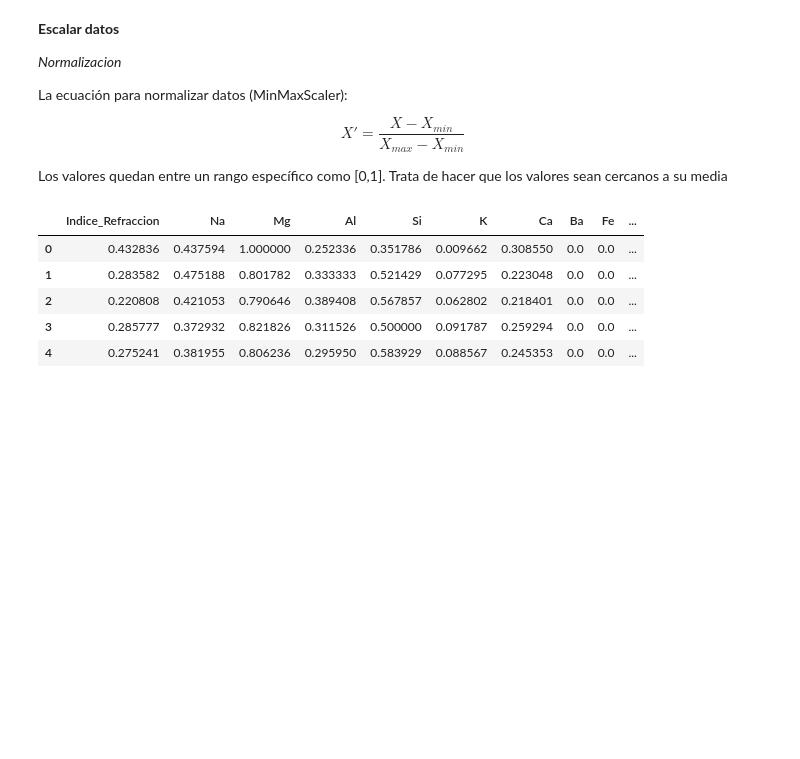
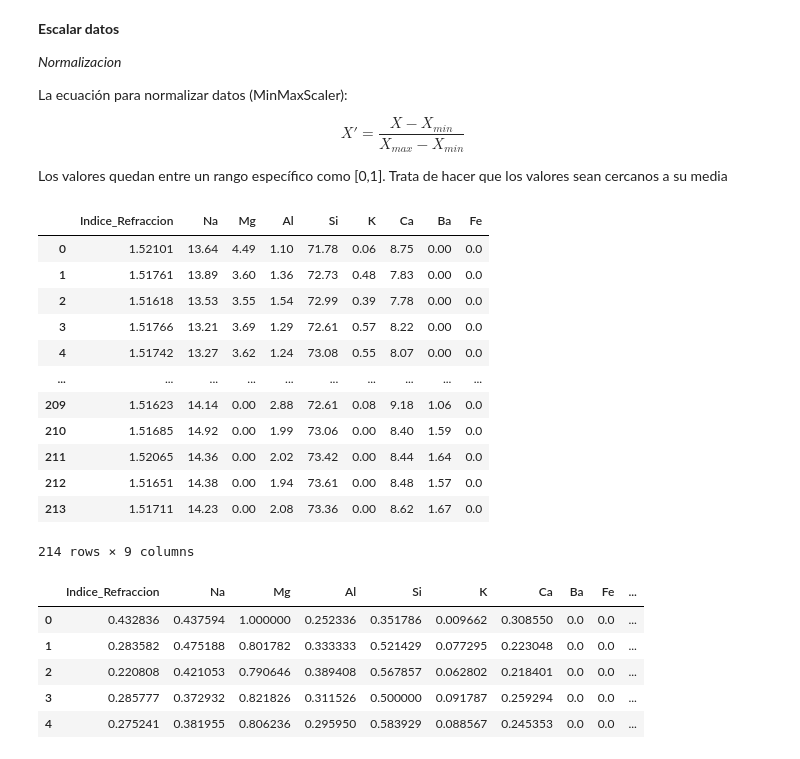
Before and after one commit to EstebanGomezVal/Modelado_datos_Valerio, a Jupyter notebook: Procesamiento/ExploracionDatos.ipynb, the cells around one changed output. Saved outputs shown, nothing was run; the diff lists cells and outputs as text; code cells hidden in the pictures; blank space fills up the shorter version.

```diff
--- a/Procesamiento/ExploracionDatos.ipynb
+++ b/Procesamiento/ExploracionDatos.ipynb
@@ -280,6 +280,22 @@ Los valores quedan entre un rango específico como \[0,1\]. Trata de hacer que l
 # Modelos basados en distancias (KNN, Kmeans, redes neuronales)
 # Datos con distribuciones desconocidas
 # Cuando el rango de los datos es mas importante
+# %%
+data.iloc[:,1:10]
+# %% [output]
+|  | Indice_Refraccion | Na | Mg | Al | Si | K | Ca | Ba | Fe |
+| 0 | 1.52101 | 13.64 | 4.49 | 1.10 | 71.78 | 0.06 | 8.75 | 0.00 | 0.0 |
+| 1 | 1.51761 | 13.89 | 3.60 | 1.36 | 72.73 | 0.48 | 7.83 | 0.00 | 0.0 |
+| 2 | 1.51618 | 13.53 | 3.55 | 1.54 | 72.99 | 0.39 | 7.78 | 0.00 | 0.0 |
+| 3 | 1.51766 | 13.21 | 3.69 | 1.29 | 72.61 | 0.57 | 8.22 | 0.00 | 0.0 |
+| 4 | 1.51742 | 13.27 | 3.62 | 1.24 | 73.08 | 0.55 | 8.07 | 0.00 | 0.0 |
+| ... | ... | ... | ... | ... | ... | ... | ... | ... | ... |
+| 209 | 1.51623 | 14.14 | 0.00 | 2.88 | 72.61 | 0.08 | 9.18 | 1.06 | 0.0 |
+| 210 | 1.51685 | 14.92 | 0.00 | 1.99 | 73.06 | 0.00 | 8.40 | 1.59 | 0.0 |
+| 211 | 1.52065 | 14.36 | 0.00 | 2.02 | 73.42 | 0.00 | 8.44 | 1.64 | 0.0 |
+| 212 | 1.51651 | 14.38 | 0.00 | 1.94 | 73.61 | 0.00 | 8.48 | 1.57 | 0.0 |
+| 213 | 1.51711 | 14.23 | 0.00 | 2.08 | 73.36 | 0.00 | 8.62 | 1.67 | 0.0 |
+214 rows × 9 columns
 # %%
 #con librería
 scaler = preprocessing.MinMaxScaler()
```
Also changed, not shown: parts of 14 cells of this notebook.
